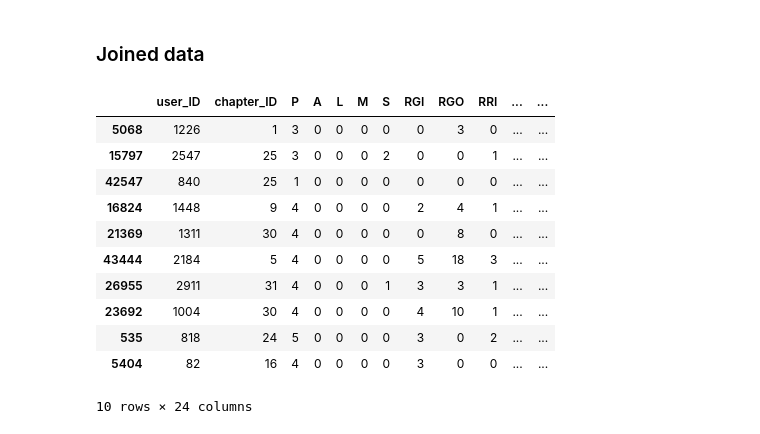
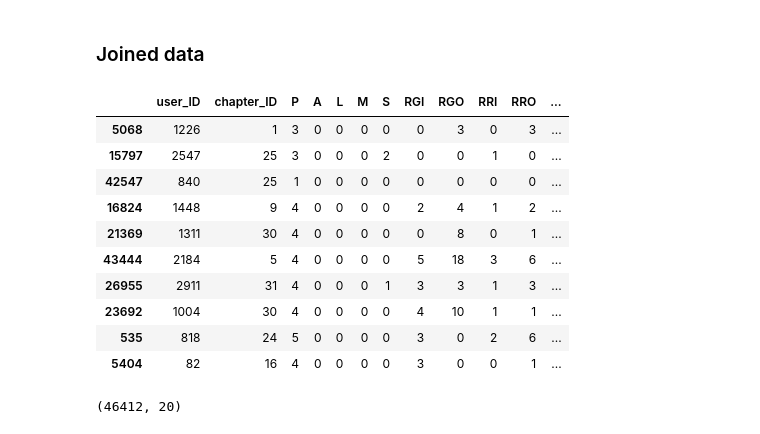
Before and after one commit to ricnorr/bachelor_thesis, a Jupyter notebook: main_script.ipynb, the cells around one changed output. Cells and saved outputs as stored; diff of their text form; code cells hidden in the pictures.

```diff
--- a/main_script.ipynb
+++ b/main_script.ipynb
@@ -205,18 +205,22 @@ df_dropped_members.head()
 # %%
 df_master = df_palms.copy()
 df_master = df_master.merge(df_database, how="left", on="user_ID")
 df_master = df_master.merge(df_dropped_members, how="left", on="user_ID")
+df_master.drop(["drop_reason", "drop_type", "position", "sponsor_ID"], axis=1, inplace=True)
 df_master.sample(10, random_state=13)
 # %% [output]
-|  | user_ID | chapter_ID | P | A | L | M | S | RGI | RGO | RRI | ... | ... |
-| 5068 | 1226 | 1 | 3 | 0 | 0 | 0 | 0 | 0 | 3 | 0 | ... | ... |
-| 15797 | 2547 | 25 | 3 | 0 | 0 | 0 | 2 | 0 | 0 | 1 | ... | ... |
-| 42547 | 840 | 25 | 1 | 0 | 0 | 0 | 0 | 0 | 0 | 0 | ... | ... |
-| 16824 | 1448 | 9 | 4 | 0 | 0 | 0 | 0 | 2 | 4 | 1 | ... | ... |
-| 21369 | 1311 | 30 | 4 | 0 | 0 | 0 | 0 | 0 | 8 | 0 | ... | ... |
-| 43444 | 2184 | 5 | 4 | 0 | 0 | 0 | 0 | 5 | 18 | 3 | ... | ... |
-| 26955 | 2911 | 31 | 4 | 0 | 0 | 0 | 1 | 3 | 3 | 1 | ... | ... |
-| 23692 | 1004 | 30 | 4 | 0 | 0 | 0 | 0 | 4 | 10 | 1 | ... | ... |
-| 535 | 818 | 24 | 5 | 0 | 0 | 0 | 0 | 3 | 0 | 2 | ... | ... |
-| 5404 | 82 | 16 | 4 | 0 | 0 | 0 | 0 | 3 | 0 | 0 | ... | ... |
+|  | user_ID | chapter_ID | P | A | L | M | S | RGI | RGO | RRI | RRO | ... |
+| 5068 | 1226 | 1 | 3 | 0 | 0 | 0 | 0 | 0 | 3 | 0 | 3 | ... |
+| 15797 | 2547 | 25 | 3 | 0 | 0 | 0 | 2 | 0 | 0 | 1 | 0 | ... |
+| 42547 | 840 | 25 | 1 | 0 | 0 | 0 | 0 | 0 | 0 | 0 | 0 | ... |
+| 16824 | 1448 | 9 | 4 | 0 | 0 | 0 | 0 | 2 | 4 | 1 | 2 | ... |
+| 21369 | 1311 | 30 | 4 | 0 | 0 | 0 | 0 | 0 | 8 | 0 | 1 | ... |
+| 43444 | 2184 | 5 | 4 | 0 | 0 | 0 | 0 | 5 | 18 | 3 | 6 | ... |
+| 26955 | 2911 | 31 | 4 | 0 | 0 | 0 | 1 | 3 | 3 | 1 | 3 | ... |
+| 23692 | 1004 | 30 | 4 | 0 | 0 | 0 | 0 | 4 | 10 | 1 | 1 | ... |
+| 535 | 818 | 24 | 5 | 0 | 0 | 0 | 0 | 3 | 0 | 2 | 6 | ... |
+| 5404 | 82 | 16 | 4 | 0 | 0 | 0 | 0 | 3 | 0 | 0 | 1 | ... |
-10 rows × 24 columns
+# %%
+df_master.shape
+# %% [output]
+(46412, 20)
```
Also changed, not shown: parts of 5 cells of this notebook.
